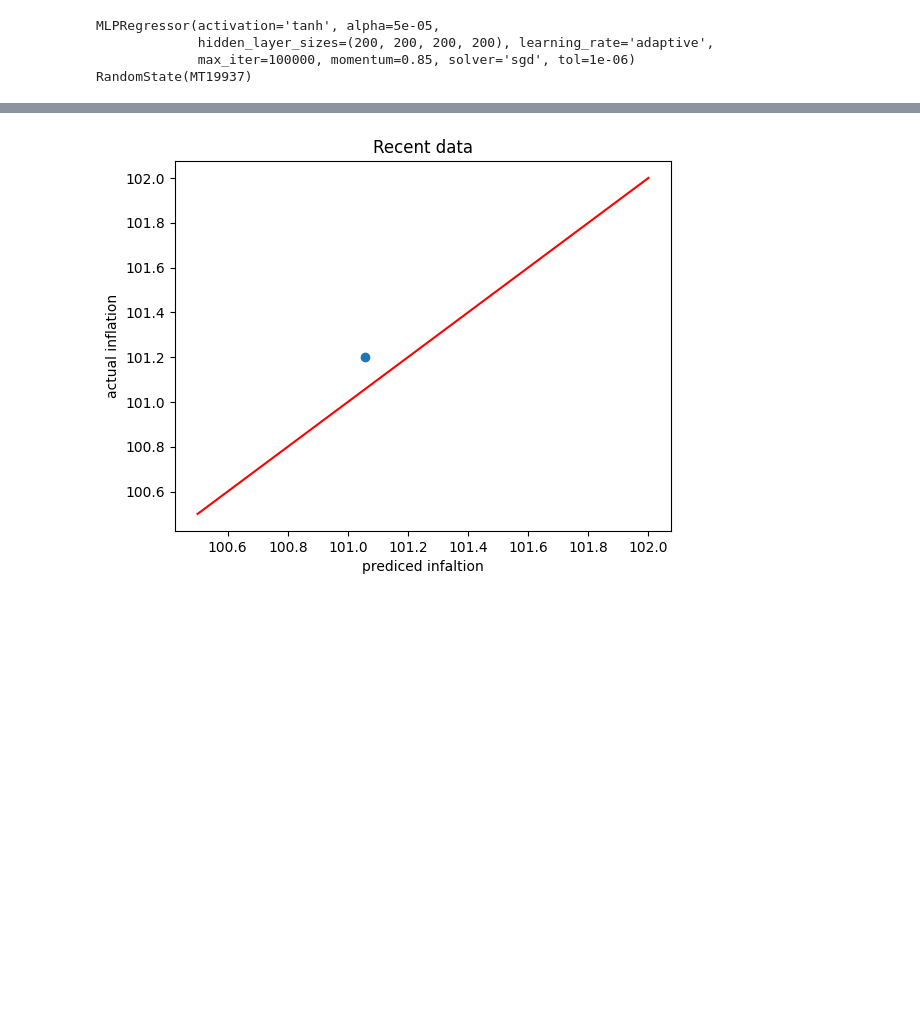
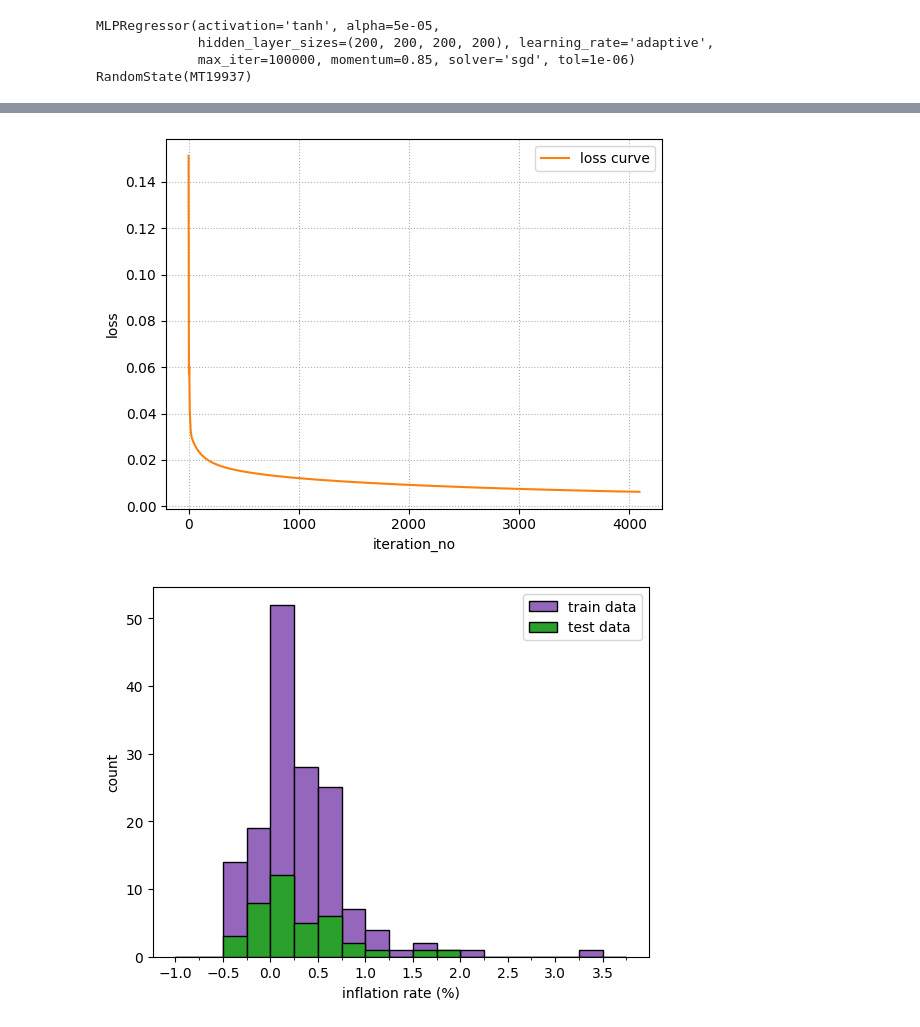
Before and after one commit to P4ndaM1x/inflation-predictor, a Jupyter notebook: model.ipynb, the cells around one changed output, grey strips where cells are left out. Drawn from its saved outputs; the diff is of its cells as text; code cells hidden in the pictures; blank space fills up the shorter version.

```diff
--- a/model.ipynb
+++ b/model.ipynb
@@ -102,3 +107,25 @@ plt.show()
+# %%
+plt.figure()
+plt.plot(best_estimator.loss_curve_, color='tab:orange', label="loss curve")
+plt.legend()
+plt.xlabel("iteration_no")
+plt.ylabel("loss")
+plt.grid(linestyle=':')
+plt.show()
+
+x_ticks = np.arange(-1,4,0.25)
+plt.figure()
+plt.hist(y_train_scaled-100, x_ticks, edgecolor='black', label="train data", color='tab:purple')
+plt.hist(y_test_scaled-100, x_ticks, edgecolor='black', label="test data", color='tab:green')
+plt.xticks(np.arange(-1,4,0.5))
+plt.xticks(x_ticks, minor=True)
+plt.legend()
+plt.xlabel("inflation rate (%)")
+plt.ylabel("count")
+plt.show()
+# %% [output]
+[figure, added]
+[figure, added]
 # %%
 filtered_data_recent = np.load('./macroeconomic_data/filtered_data_recent.npy', allow_pickle=True).item()
 normalized_data_recent = np.load('./macroeconomic_data/normalized_data_recent.npy', allow_pickle=True).item()
@@ -133,12 +159,3 @@ y_recent_pred = best_estimator.predict(X_recent)
 
 y_recent_scaled = unscale_data_with_minmax(np.array(y_recent))
 y_recent_pred_scaled = unscale_data_with_minmax(y_recent_pred)
-# %%
-plt.scatter(y_recent_pred_scaled, y_recent_scaled)
-plt.plot([100.5, 102], [100.5, 102], c='r')
-plt.xlabel('prediced infaltion')
-plt.ylabel('actual inflation')
-plt.title("Recent data")
-plt.show()
-# %% [output]
-[figure, removed]
```
Also changed, not shown: parts of 7 cells of this notebook, 2 other files.
